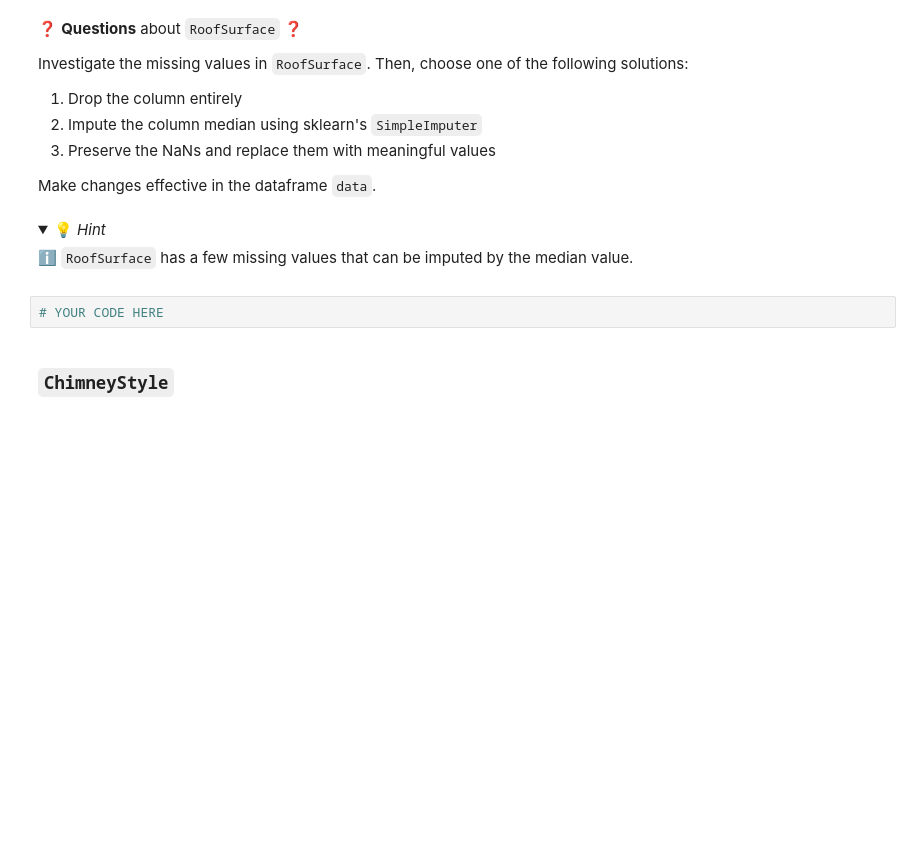
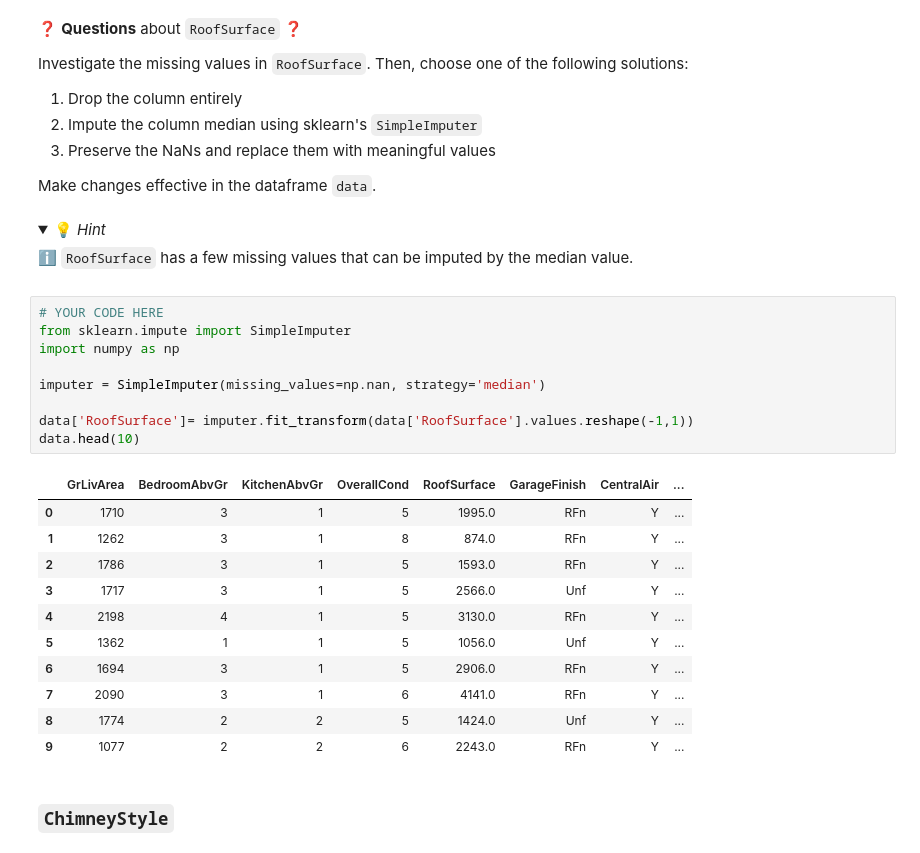
Before and after one commit to tanushrin/data-preprocessing-workflow, a Jupyter notebook: Preprocessing-Workflow.ipynb, the cells around one changed output. Saved outputs shown, nothing was run; the diff lists cells and outputs as text; folded sections open; blank space fills up the shorter version.

```diff
--- a/Preprocessing-Workflow.ipynb
+++ b/Preprocessing-Workflow.ipynb
@@ -105,8 +159,27 @@ Make changes effective in the dataframe `data`.
 
 ℹ️ `RoofSurface` has a few missing values that can be imputed by the median value.
 </details>
-# %%
-# YOUR CODE HERE
+# %%
+# YOUR CODE HERE
+from sklearn.impute import SimpleImputer
+import numpy as np
+
+imputer = SimpleImputer(missing_values=np.nan, strategy='median')
+
+data['RoofSurface']= imputer.fit_transform(data['RoofSurface'].values.reshape(-1,1))
+data.head(10)
+# %% [output]
+|  | GrLivArea | BedroomAbvGr | KitchenAbvGr | OverallCond | RoofSurface | GarageFinish | CentralAir | ... |
+| 0 | 1710 | 3 | 1 | 5 | 1995.0 | RFn | Y | ... |
+| 1 | 1262 | 3 | 1 | 8 | 874.0 | RFn | Y | ... |
+| 2 | 1786 | 3 | 1 | 5 | 1593.0 | RFn | Y | ... |
+| 3 | 1717 | 3 | 1 | 5 | 2566.0 | Unf | Y | ... |
+| 4 | 2198 | 4 | 1 | 5 | 3130.0 | RFn | Y | ... |
+| 5 | 1362 | 1 | 1 | 5 | 1056.0 | Unf | Y | ... |
+| 6 | 1694 | 3 | 1 | 5 | 2906.0 | RFn | Y | ... |
+| 7 | 2090 | 3 | 1 | 6 | 4141.0 | RFn | Y | ... |
+| 8 | 1774 | 2 | 2 | 5 | 1424.0 | Unf | Y | ... |
+| 9 | 1077 | 2 | 2 | 6 | 2243.0 | RFn | Y | ... |
 # %% [markdown]
 ### `ChimneyStyle`
 # %% [markdown]
```
Also changed, not shown: parts of 38 cells of this notebook.
